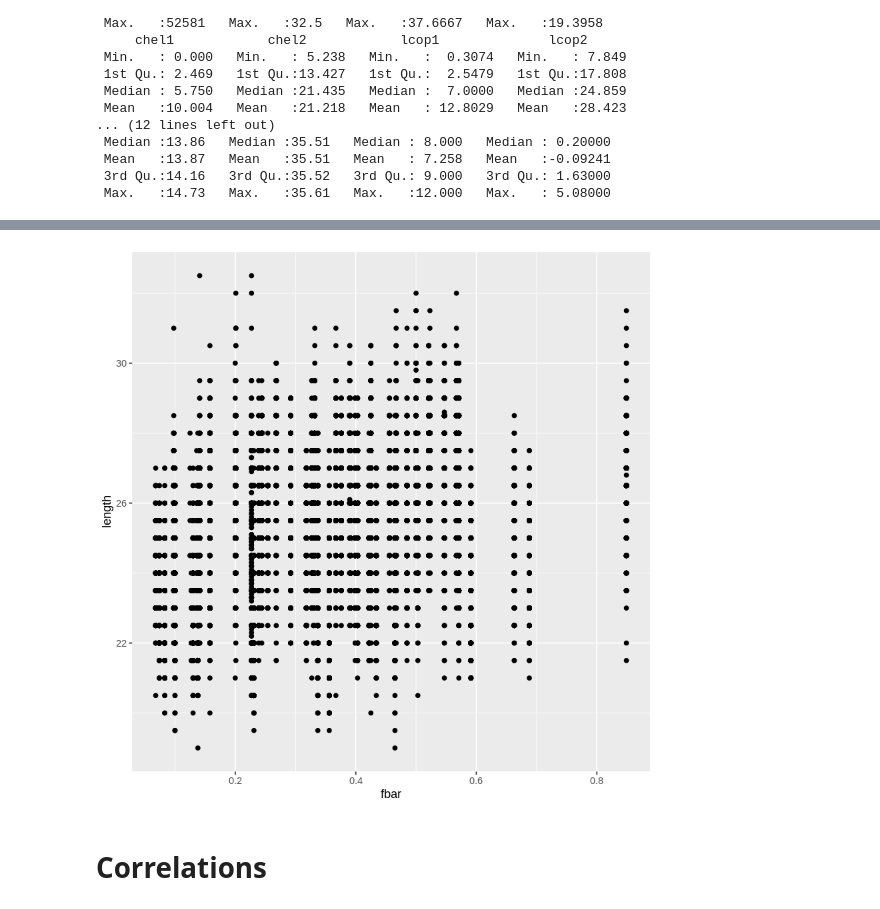
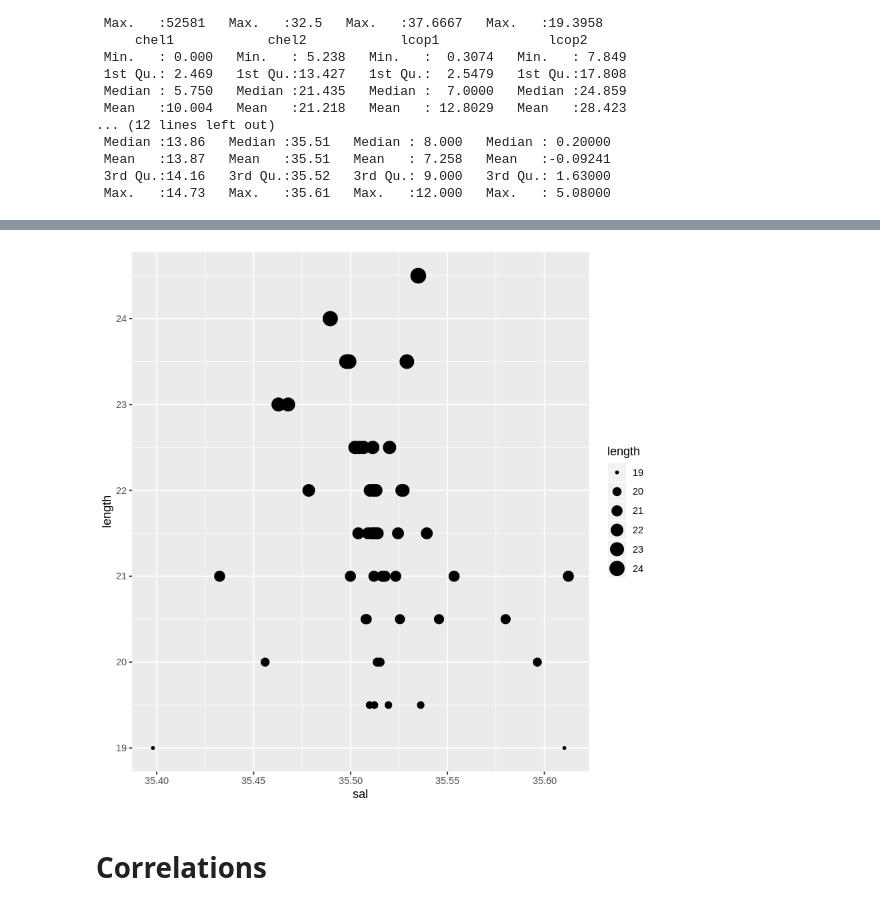
Before and after one commit to mateuszskiba/emd-1, a Jupyter notebook: Herrings.ipynb, the cells around one changed output, grey strips where cells are left out. Drawn from its saved outputs; the diff is of its cells as text; code cells hidden in the pictures.

```diff
--- a/Herrings.ipynb
+++ b/Herrings.ipynb
@@ -118,13 +130,18 @@ A tibble: 59 × 16
+# %%
+herrings_salt <- herrings %>%
+  group_by(sal) %>%
+  summarise_all(list(min))
 # %%
 ggplot(
-  herrings,
-  aes(x=fbar,
-      y=length
+  herrings_salt,
+  aes(x=sal,
+      y=length,
+      size=length
   )
 ) +
 geom_point()
 # %% [output]
-[figure, old version]
+[figure, new version]
 # %% [markdown]
 # Correlations
 # %%
```
Also changed, not shown: parts of 6 cells of this notebook.
